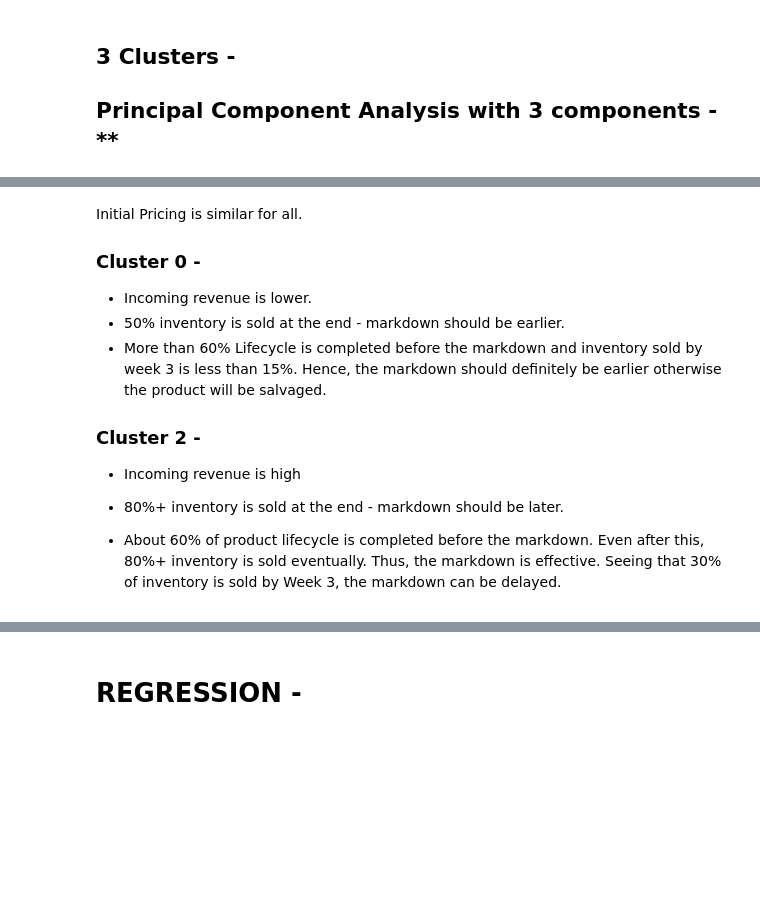
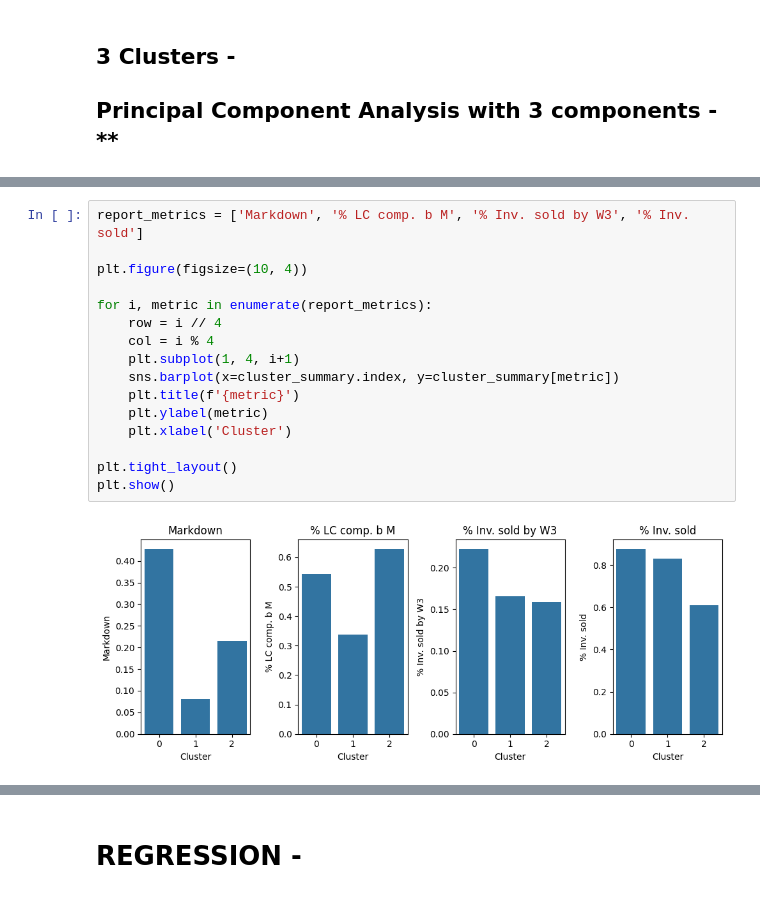
Before and after one commit to akshat-karwa/Markdown-Management, a Jupyter notebook: markdown_management.ipynb, the cells around one changed output, grey strips where cells are left out. Saved outputs shown, nothing was run; the diff lists cells and outputs as text; blank space fills up the shorter version.

```diff
--- a/markdown_management.ipynb
+++ b/markdown_management.ipynb
@@ -402,12 +412,18 @@ plt.show()
-# %% [markdown]
-Initial Pricing is similar for all.
-### **Cluster 0 -**
-* Incoming revenue is lower.
-* 50% inventory is sold at the end - markdown should be earlier.
-* More than 60% Lifecycle is completed before the markdown and inventory sold by week 3 is less than 15%. Hence, the markdown should definitely be earlier otherwise the product will be salvaged.
-
-### **Cluster 2 -**
-* Incoming revenue is high
-* 80%+ inventory is sold at the end - markdown should be later.
-
-* About 60% of product lifecycle is completed before the markdown. Even after this, 80%+ inventory is sold eventually. Thus, the markdown is effective. Seeing that 30% of inventory is sold by Week 3, the markdown can be delayed.
+# %%
+report_metrics = ['Markdown', '% LC comp. b M', '% Inv. sold by W3', '% Inv. sold']
+
+plt.figure(figsize=(10, 4))
+
+for i, metric in enumerate(report_metrics):
+    row = i // 4
+    col = i % 4
+    plt.subplot(1, 4, i+1)
+    sns.barplot(x=cluster_summary.index, y=cluster_summary[metric])
+    plt.title(f'{metric}')
+    plt.ylabel(metric)
+    plt.xlabel('Cluster')
+
+plt.tight_layout()
+plt.show()
+# %% [output]
+[figure, added]
```
Also changed, not shown: parts of 13 cells of this notebook, 3 other files.
